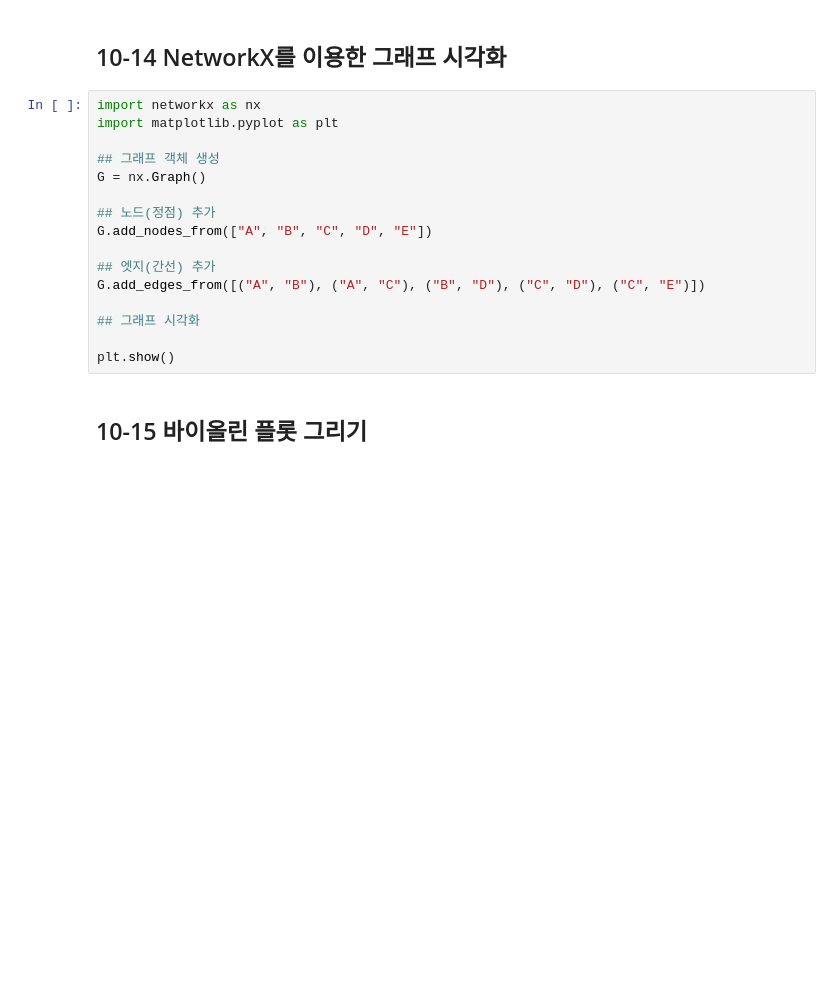
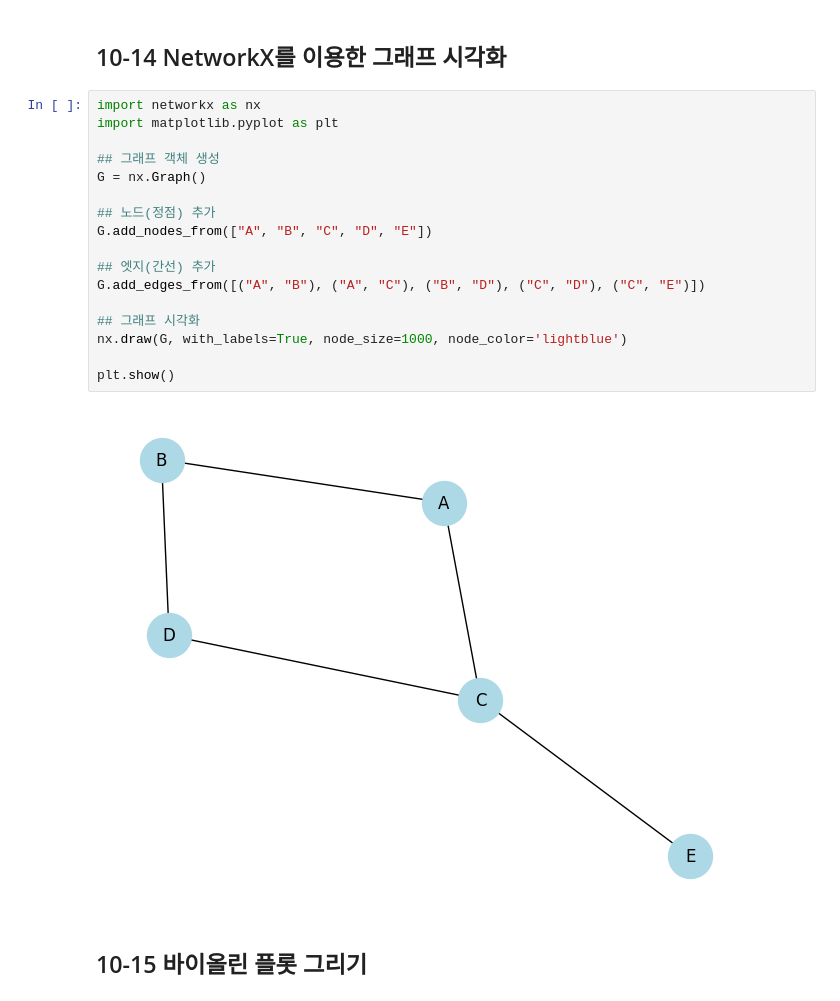
Before and after one commit to hr7git/Data-Analysis-with-Open-Source, a Jupyter notebook: 오픈소스_데이터_분석_10강.ipynb, the cells around one changed output. Drawn from its saved outputs; the diff is of its cells as text; blank space fills up the shorter version.

```diff
--- a/오픈소스_데이터_분석_10강.ipynb
+++ b/오픈소스_데이터_분석_10강.ipynb
@@ -328,19 +328,22 @@ map
 # %%
 import networkx as nx
 import matplotlib.pyplot as plt
 
 ## 그래프 객체 생성
 G = nx.Graph()
 
 ## 노드(정점) 추가
 G.add_nodes_from(["A", "B", "C", "D", "E"])
 
 ## 엣지(간선) 추가
 G.add_edges_from([("A", "B"), ("A", "C"), ("B", "D"), ("C", "D"), ("C", "E")])
 
 ## 그래프 시각화
+nx.draw(G, with_labels=True, node_size=1000, node_color='lightblue')
 
 plt.show()
+# %% [output]
+[figure, added]
 # %% [markdown]
 ## 10-15 바이올린 플롯 그리기
 # %%
```
Also changed, not shown: parts of 2 cells of this notebook.
